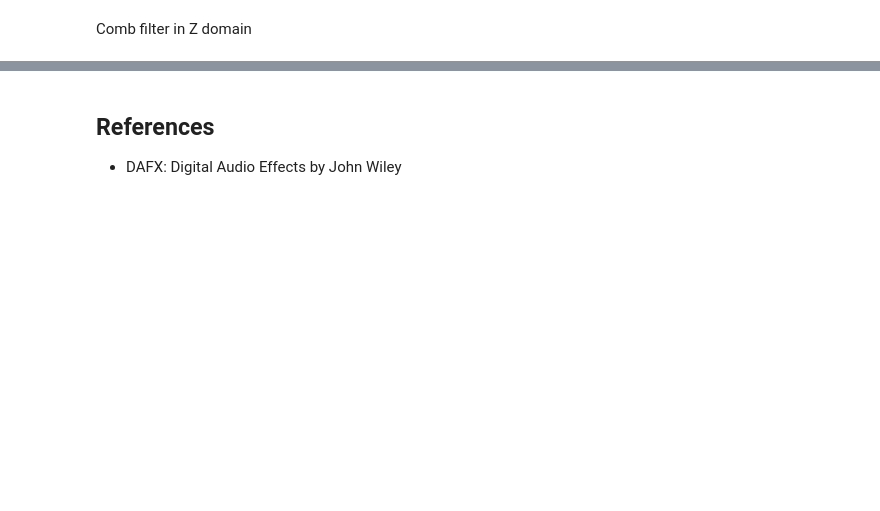
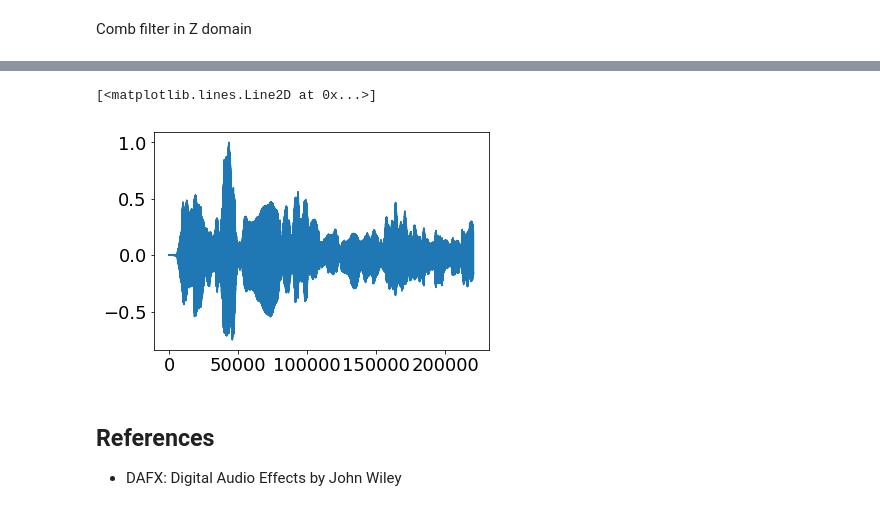
Before and after one commit to SuperShinyEyes/aalto-audio-signal-processing, a Jupyter notebook: learning-diaries/07_reverberation.ipynb, the cells around one changed output, grey strips where cells are left out. Drawn from its saved outputs; the diff is of its cells as text; code cells hidden in the pictures; blank space fills up the shorter version.

```diff
--- a/learning-diaries/07_reverberation.ipynb
+++ b/learning-diaries/07_reverberation.ipynb
@@ -73,6 +73,7 @@ config.paths.data
 Load audio sample
 # %%
 violin = read_wave(config.paths.data[2])
+y_reference = violin.ys
 violin.make_audio()
 # %% [output]
 [interactive output not drawn]
@@ -105,3 +237,8 @@ violin.make_audio()
+# %%
+plt.plot(y_reference)
+# %% [output]
+[<matplotlib.lines.Line2D at 0x...>]
+[figure, added]
 # %% [markdown]
 ## References
 
```
Also changed, not shown: parts of 5 cells of this notebook, 3 other files.
